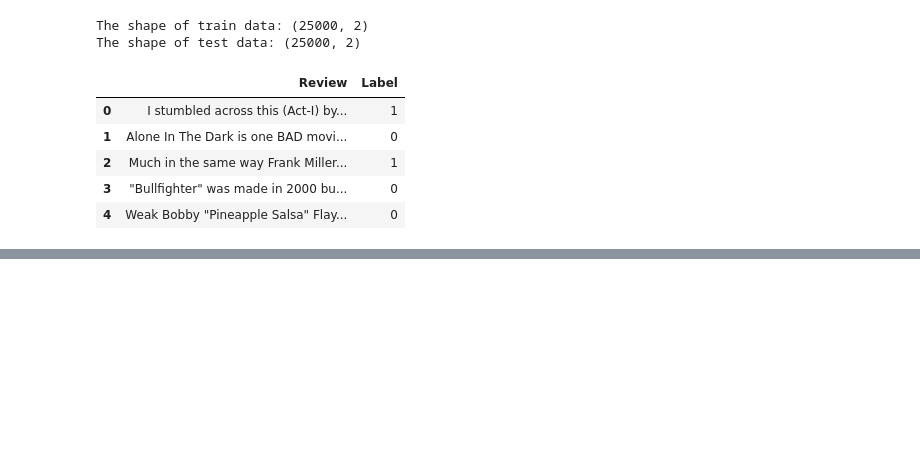
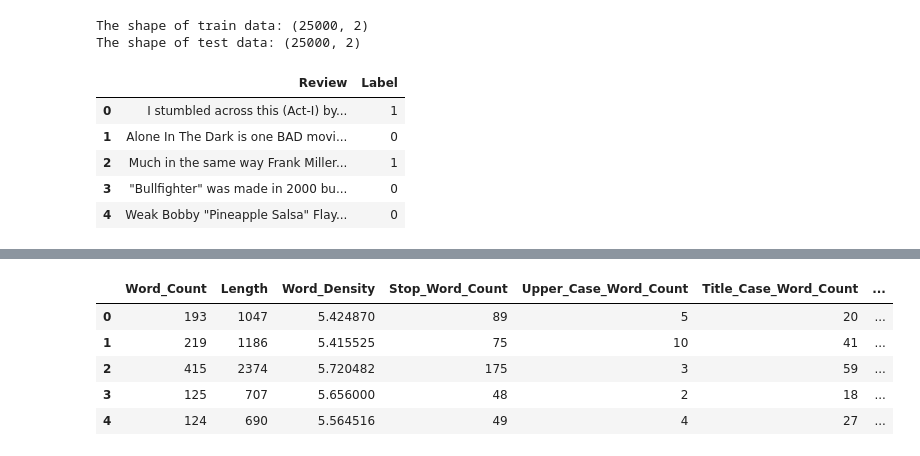
Before and after one commit to svk-123/NLP_HandsOn_Pytorch, a Jupyter notebook: text_data_processing_for_NLP.ipynb, the cells around one changed output, grey strips where cells are left out. Cells and saved outputs as stored; diff of their text form; code cells hidden in the pictures; blank space fills up the shorter version.

```diff
--- a/text_data_processing_for_NLP.ipynb
+++ b/text_data_processing_for_NLP.ipynb
@@ -96,0 +394,17 @@ memory usage: 390.8+ KB
+# %%
+# Extracting 15 Engineered features as a seperate Dataframe
+feat_15_cols = [col for col in train_feat.columns if col not in ['Review','Label','Review_Clean']]
+train_feat_15 = train_feat[feat_15_cols]
+test_feat_15 = test_feat[feat_15_cols]
+
+train_feat_15.reset_index(drop=True, inplace=True)
+test_feat_15.reset_index(drop=True, inplace=True)
+# %%
+train_feat_15.head()
+# %% [output]
+|  | Word_Count | Length | Word_Density | Stop_Word_Count | Upper_Case_Word_Count | Title_Case_Word_Count | ... |
+| 0 | 193 | 1047 | 5.424870 | 89 | 5 | 20 | ... |
+| 1 | 219 | 1186 | 5.415525 | 75 | 10 | 41 | ... |
+| 2 | 415 | 2374 | 5.720482 | 175 | 3 | 59 | ... |
+| 3 | 125 | 707 | 5.656000 | 48 | 2 | 18 | ... |
+| 4 | 124 | 690 | 5.564516 | 49 | 4 | 27 | ... |
```
Also changed, not shown: parts of 25 cells of this notebook.
